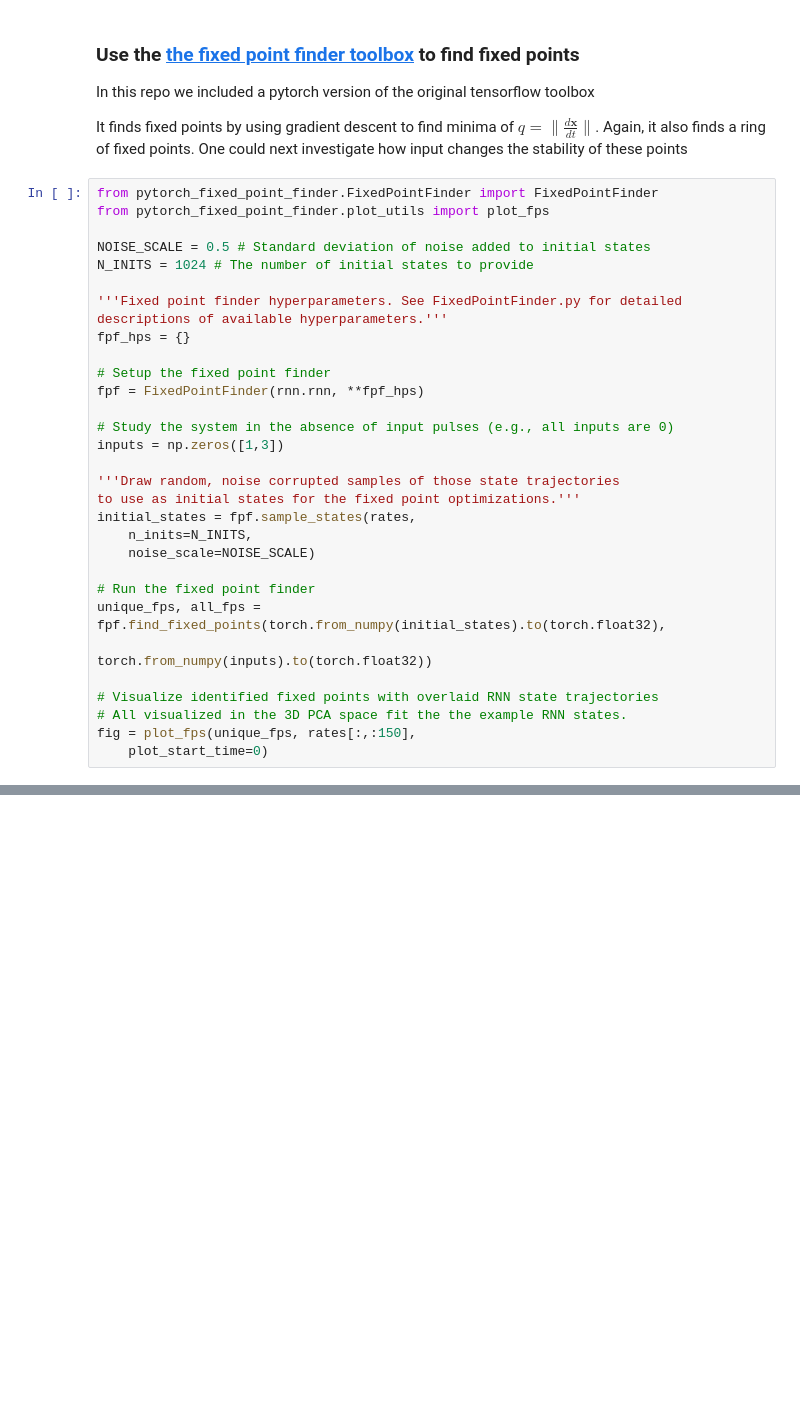
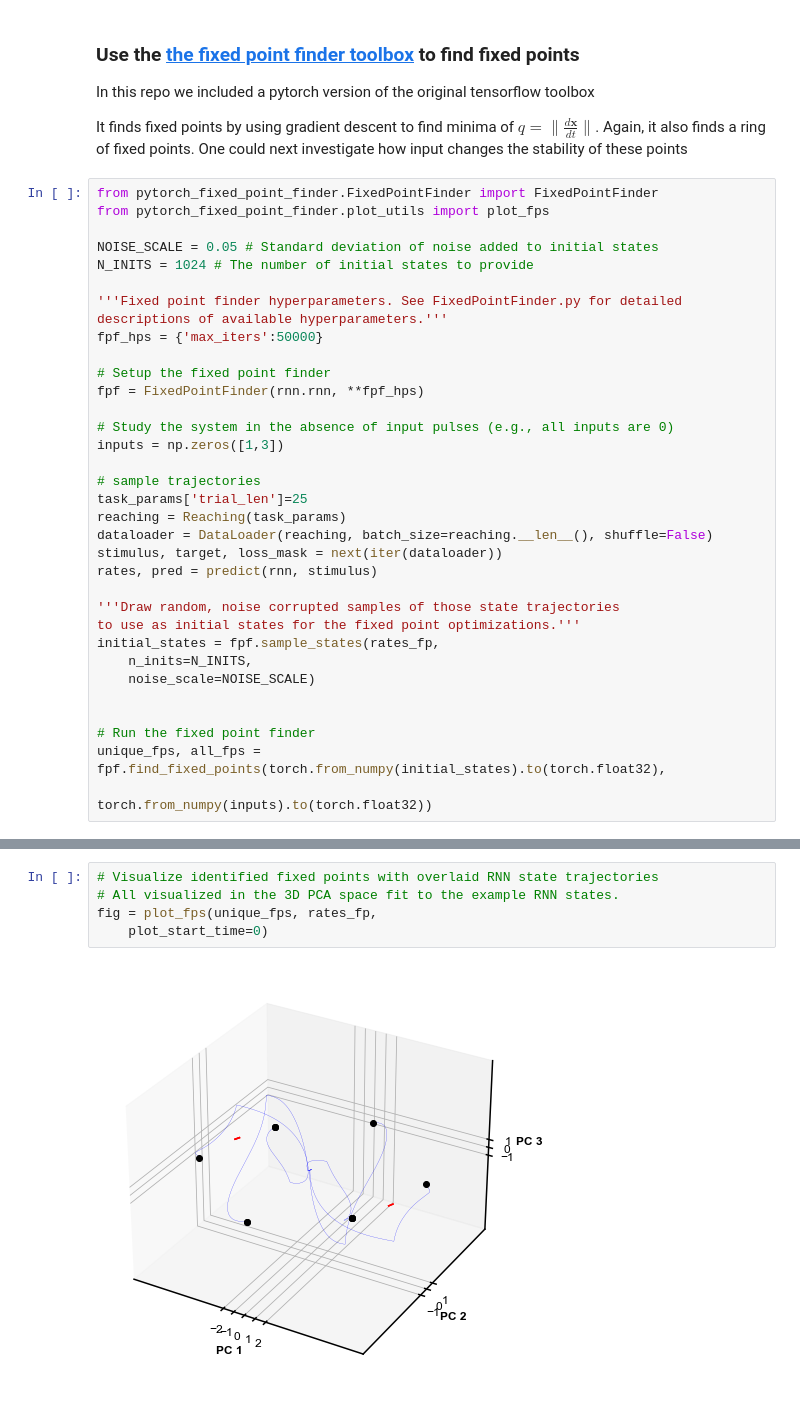
Before and after one commit to mackelab/pyrnn, a Jupyter notebook: tutorials/train_reach.ipynb, the cells around one changed output, grey strips where cells are left out. Cells and saved outputs as stored; diff of their text form; blank space fills up the shorter version.

```diff
--- a/tutorials/train_reach.ipynb
+++ b/tutorials/train_reach.ipynb
@@ -202,12 +200,12 @@ It finds fixed points by using gradient descent to find minima of $q=\lVert \fra
 from pytorch_fixed_point_finder.FixedPointFinder import FixedPointFinder
 from pytorch_fixed_point_finder.plot_utils import plot_fps
 
-NOISE_SCALE = 0.5 # Standard deviation of noise added to initial states
+NOISE_SCALE = 0.05 # Standard deviation of noise added to initial states
 N_INITS = 1024 # The number of initial states to provide
 
 '''Fixed point finder hyperparameters. See FixedPointFinder.py for detailed
 descriptions of available hyperparameters.'''
-fpf_hps = {}
+fpf_hps = {'max_iters':50000}
 
 # Setup the fixed point finder
 fpf = FixedPointFinder(rnn.rnn, **fpf_hps)
@@ -215,20 +213,23 @@ fpf = FixedPointFinder(rnn.rnn, **fpf_hps)
 # Study the system in the absence of input pulses (e.g., all inputs are 0)
 inputs = np.zeros([1,3])
 
+# sample trajectories
+task_params['trial_len']=25
+reaching = Reaching(task_params)
+dataloader = DataLoader(reaching, batch_size=reaching.__len__(), shuffle=False)
+stimulus, target, loss_mask = next(iter(dataloader))
+rates, pred = predict(rnn, stimulus)
+
 '''Draw random, noise corrupted samples of those state trajectories
 to use as initial states for the fixed point optimizations.'''
-initial_states = fpf.sample_states(rates,
+initial_states = fpf.sample_states(rates_fp,
     n_inits=N_INITS,
     noise_scale=NOISE_SCALE)
+
 
 # Run the fixed point finder
 unique_fps, all_fps = fpf.find_fixed_points(torch.from_numpy(initial_states).to(torch.float32),
                                             torch.from_numpy(inputs).to(torch.float32))
-
-# Visualize identified fixed points with overlaid RNN state trajectories
-# All visualized in the 3D PCA space fit the the example RNN states.
-fig = plot_fps(unique_fps, rates[:,:150],
-    plot_start_time=0)
 # %% [output]
 No display found. Using non-interactive Agg backend.
 
@@ -251,0 +251,7 @@ fig
+# %%
+# Visualize identified fixed points with overlaid RNN state trajectories
+# All visualized in the 3D PCA space fit to the example RNN states.
+fig = plot_fps(unique_fps, rates_fp,
+    plot_start_time=0)
+# %% [output]
+[figure, added]
```
Also changed, not shown: parts of 11 cells of this notebook, 2 other files.
